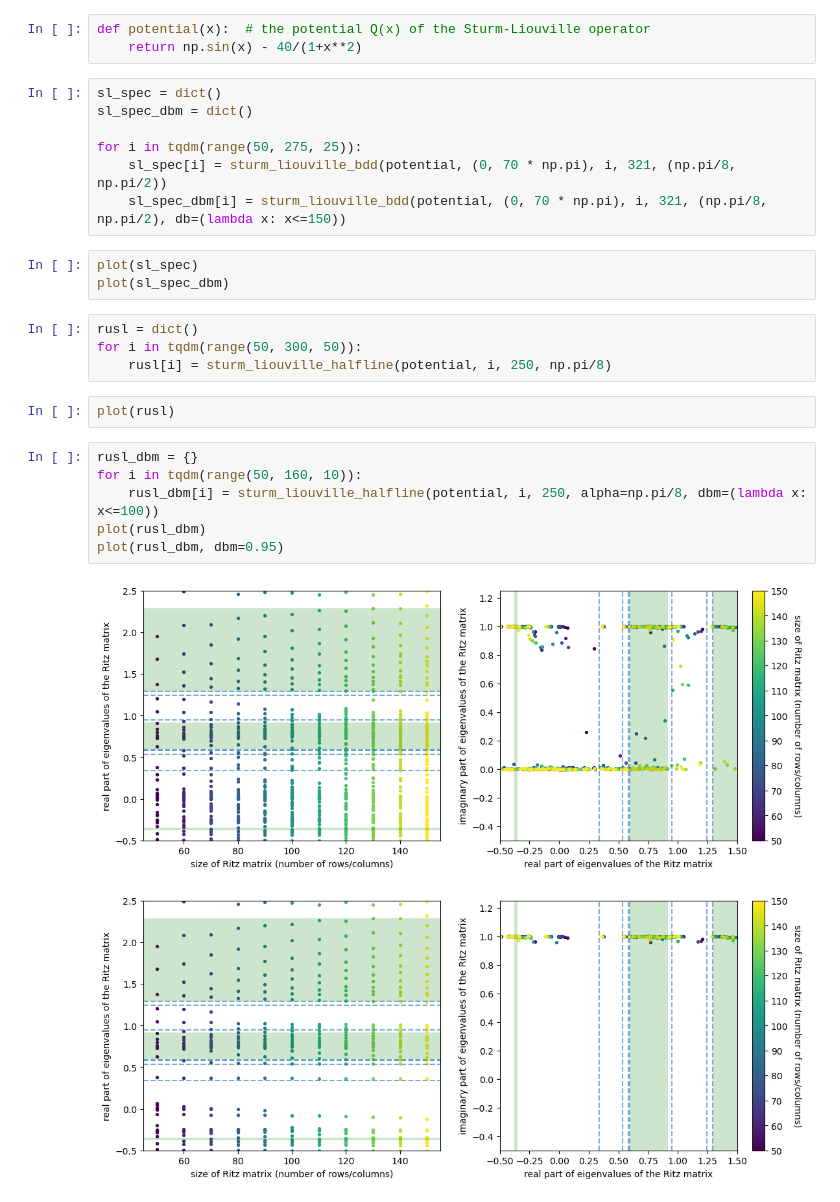
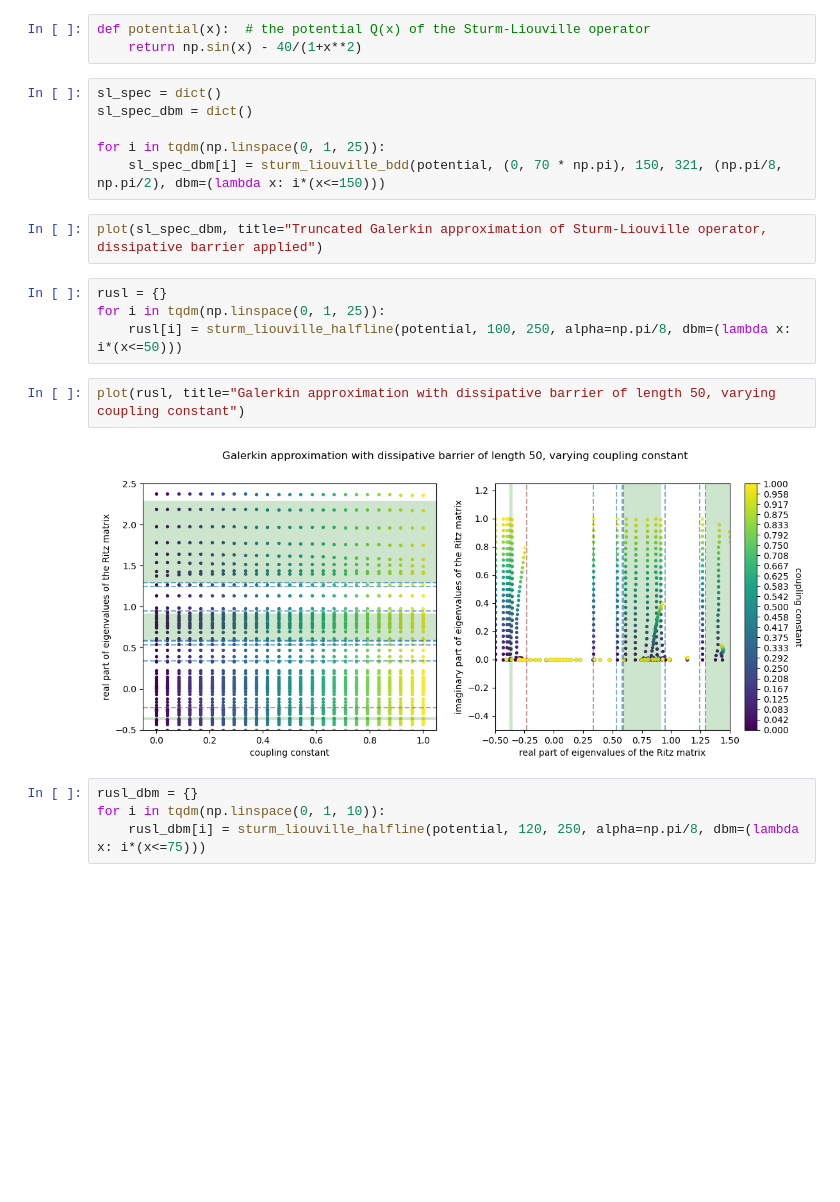
Before and after one commit to alexhroom/thesis, a Jupyter notebook: 30 Code/notebooks/sturmliouville_dbms.ipynb, the cells around one changed output. Saved outputs shown, nothing was run; the diff lists cells and outputs as text; blank space fills up the shorter version.

```diff
--- a/30 Code/notebooks/sturmliouville_dbms.ipynb
+++ b/30 Code/notebooks/sturmliouville_dbms.ipynb
@@ -63,24 +131,19 @@ def potential(x):  # the potential Q(x) of the Sturm-Liouville operator
 sl_spec = dict()
 sl_spec_dbm = dict()
 
-for i in tqdm(range(50, 275, 25)):
-    sl_spec[i] = sturm_liouville_bdd(potential, (0, 70 * np.pi), i, 321, (np.pi/8, np.pi/2))
-    sl_spec_dbm[i] = sturm_liouville_bdd(potential, (0, 70 * np.pi), i, 321, (np.pi/8, np.pi/2), db=(lambda x: x<=150))
+for i in tqdm(np.linspace(0, 1, 25)):
+    sl_spec_dbm[i] = sturm_liouville_bdd(potential, (0, 70 * np.pi), 150, 321, (np.pi/8, np.pi/2), dbm=(lambda x: i*(x<=150)))
-# %%
-plot(sl_spec)
-plot(sl_spec_dbm)
+# %%
+plot(sl_spec_dbm, title="Truncated Galerkin approximation of Sturm-Liouville operator, dissipative barrier applied")
 # %%
-rusl = dict()
-for i in tqdm(range(50, 300, 50)):
-    rusl[i] = sturm_liouville_halfline(potential, i, 250, np.pi/8)
+rusl = {}
+for i in tqdm(np.linspace(0, 1, 25)):
+    rusl[i] = sturm_liouville_halfline(potential, 100, 250, alpha=np.pi/8, dbm=(lambda x: i*(x<=50)))
-# %%
-plot(rusl)
+# %%
+plot(rusl, title="Galerkin approximation with dissipative barrier of length 50, varying coupling constant")
+# %% [output]
+[figure, added]
 # %%
 rusl_dbm = {}
-for i in tqdm(range(50, 160, 10)):
-    rusl_dbm[i] = sturm_liouville_halfline(potential, i, 250, alpha=np.pi/8, dbm=(lambda x: x<=100))
-plot(rusl_dbm)
-plot(rusl_dbm, dbm=0.95)
+for i in tqdm(np.linspace(0, 1, 10)):
+    rusl_dbm[i] = sturm_liouville_halfline(potential, 120, 250, alpha=np.pi/8, dbm=(lambda x: i*(x<=75)))
-# %% [output]
-[figure, removed]
-[figure, removed]
```
Also changed, not shown: parts of 12 cells of this notebook, 20 other files.
